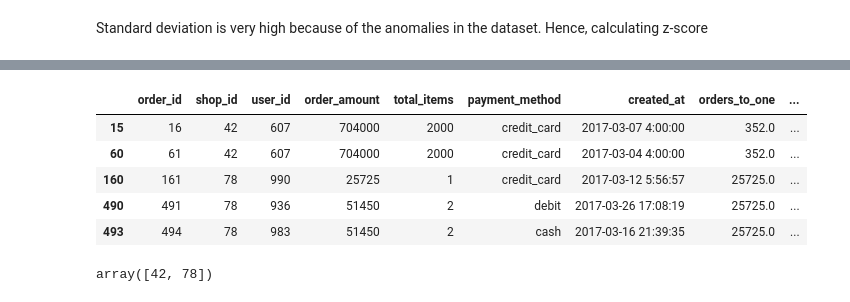
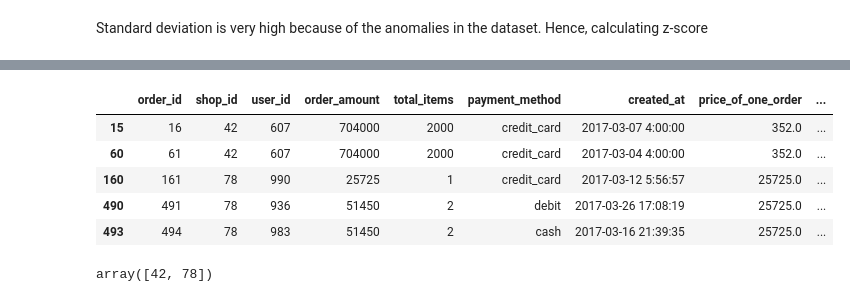
Before and after one commit to MathurAbhishek-12/SHOPIFY-SUMMER-2022-DATA-SCIENCE-INTERN-CHALLENGE, a Jupyter notebook: SHOPIFY SUMMER 2022 DATA SCIENCE INTERN CHALLENGE.ipynb, the cells around one changed output, grey strips where cells are left out. Cells and saved outputs as stored; diff of their text form; code cells hidden in the pictures.

```diff
--- a/SHOPIFY SUMMER 2022 DATA SCIENCE INTERN CHALLENGE.ipynb
+++ b/SHOPIFY SUMMER 2022 DATA SCIENCE INTERN CHALLENGE.ipynb
@@ -106,4 +117,4 @@ df.order_amount.mean()
 # %%
-df["orders_to_one"] = df["order_amount"] / df["total_items"]
+df["price_of_one_order"] = df["order_amount"] / df["total_items"]
 df.head()
 # %% [output]
@@ -254,9 +281,10 @@ df
 | 4999 | 5000 | 44 | 734 | 288 | 2 | debit | 2017-03-18 15:48:18 | 144.0 | ... |
 5000 rows × 9 columns
 # %%
-df[df['z_score'] > 0.2].head()
+df1 = df[df['z_score'] > 0.2].head()
+df1
 # %% [output]
-|  | order_id | shop_id | user_id | order_amount | total_items | payment_method | created_at | orders_to_one | ... |
+|  | order_id | shop_id | user_id | order_amount | total_items | payment_method | created_at | price_of_one_order | ... |
 | 15 | 16 | 42 | 607 | 704000 | 2000 | credit_card | 2017-03-07 4:00:00 | 352.0 | ... |
 | 60 | 61 | 42 | 607 | 704000 | 2000 | credit_card | 2017-03-04 4:00:00 | 352.0 | ... |
 | 160 | 161 | 78 | 990 | 25725 | 1 | credit_card | 2017-03-12 5:56:57 | 25725.0 | ... |
```
Also changed, not shown: parts of 40 cells of this notebook.
